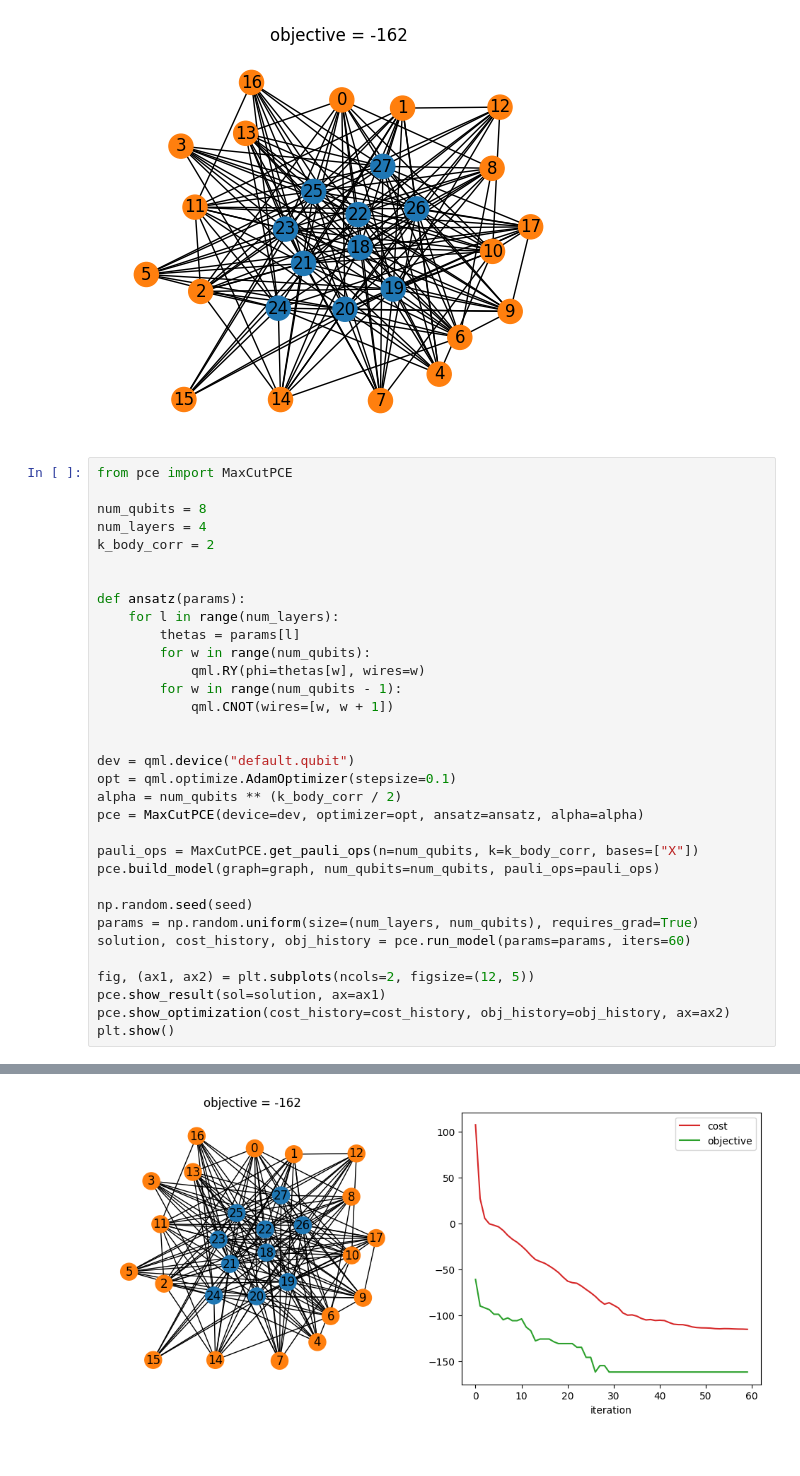
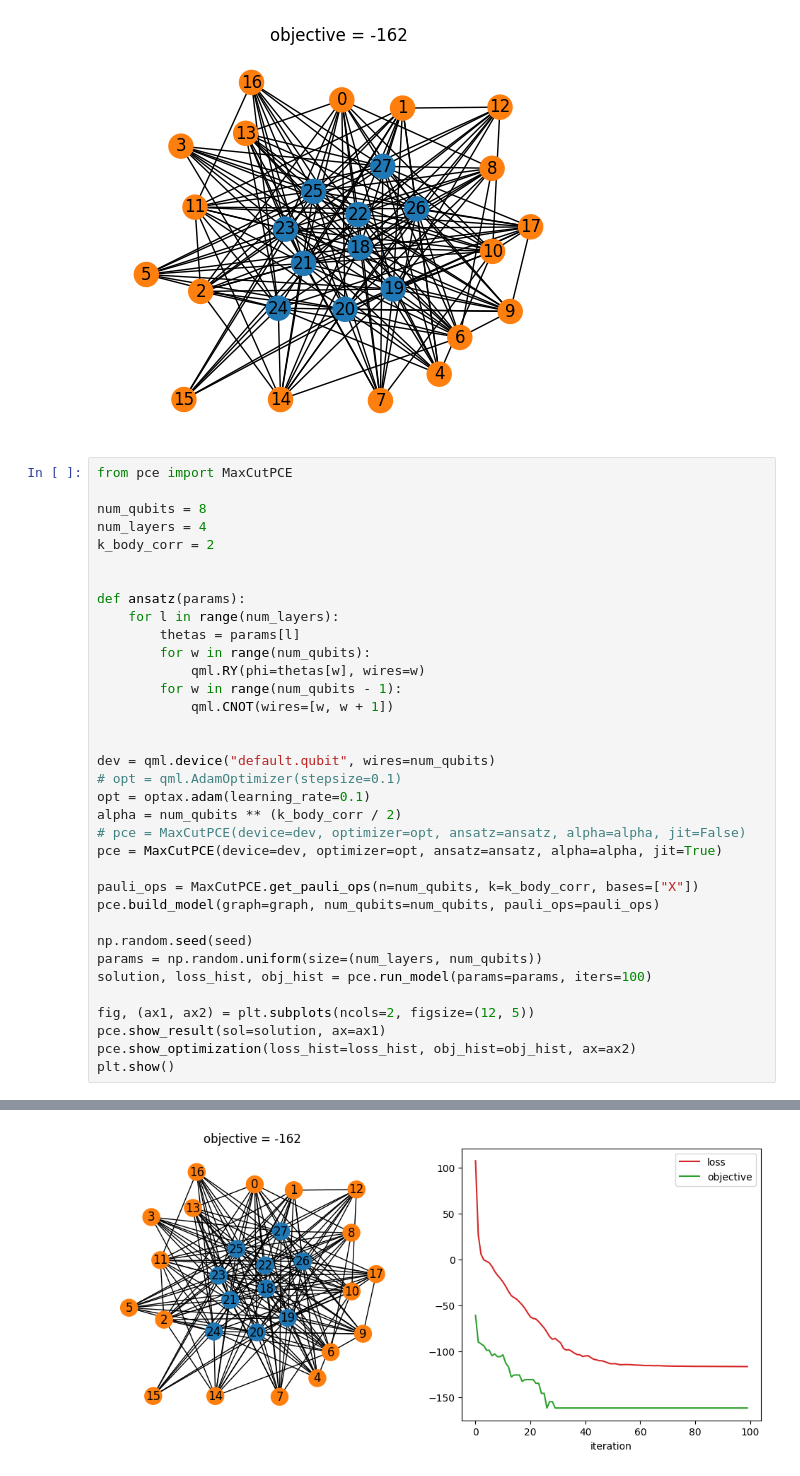
Before and after one commit to SimoneGasperini/PCE-quantum-opt, a Jupyter notebook: example_notebook.ipynb, the cells around one changed output, grey strips where cells are left out. Drawn from its saved outputs; the diff is of its cells as text.

Commit message:
Implement support for jax.jit compilation of entire optimization

```diff
--- a/example_notebook.ipynb
+++ b/example_notebook.ipynb
@@ -43,20 +44,22 @@ def ansatz(params):
             qml.CNOT(wires=[w, w + 1])
 
 
-dev = qml.device("default.qubit")
-opt = qml.optimize.AdamOptimizer(stepsize=0.1)
+dev = qml.device("default.qubit", wires=num_qubits)
+# opt = qml.AdamOptimizer(stepsize=0.1)
+opt = optax.adam(learning_rate=0.1)
 alpha = num_qubits ** (k_body_corr / 2)
-pce = MaxCutPCE(device=dev, optimizer=opt, ansatz=ansatz, alpha=alpha)
+# pce = MaxCutPCE(device=dev, optimizer=opt, ansatz=ansatz, alpha=alpha, jit=False)
+pce = MaxCutPCE(device=dev, optimizer=opt, ansatz=ansatz, alpha=alpha, jit=True)
 
 pauli_ops = MaxCutPCE.get_pauli_ops(n=num_qubits, k=k_body_corr, bases=["X"])
 pce.build_model(graph=graph, num_qubits=num_qubits, pauli_ops=pauli_ops)
 
 np.random.seed(seed)
-params = np.random.uniform(size=(num_layers, num_qubits), requires_grad=True)
-solution, cost_history, obj_history = pce.run_model(params=params, iters=60)
+params = np.random.uniform(size=(num_layers, num_qubits))
+solution, loss_hist, obj_hist = pce.run_model(params=params, iters=100)
 
 fig, (ax1, ax2) = plt.subplots(ncols=2, figsize=(12, 5))
 pce.show_result(sol=solution, ax=ax1)
-pce.show_optimization(cost_history=cost_history, obj_history=obj_history, ax=ax2)
+pce.show_optimization(loss_hist=loss_hist, obj_hist=obj_hist, ax=ax2)
 plt.show()
 # %% [output]
@@ -63 +67 @@ plt.show()
-[figure, old version]
+[figure, new version]
```
Also changed, not shown: parts of 2 cells of this notebook, 2 other files.
